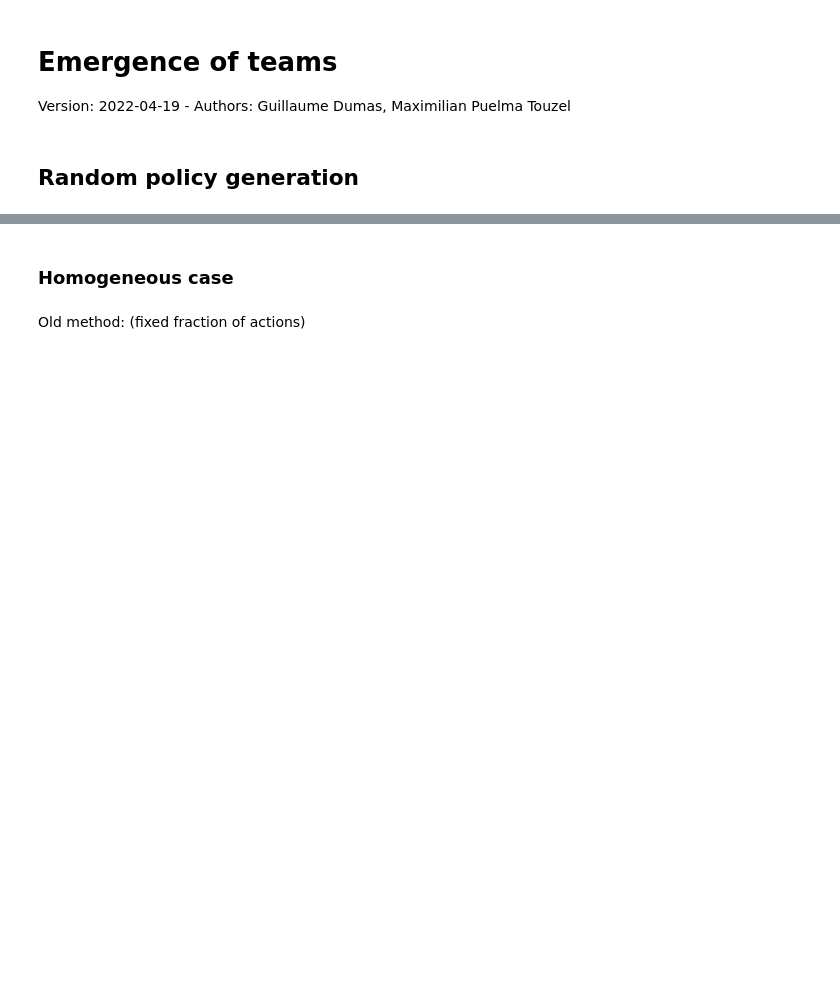
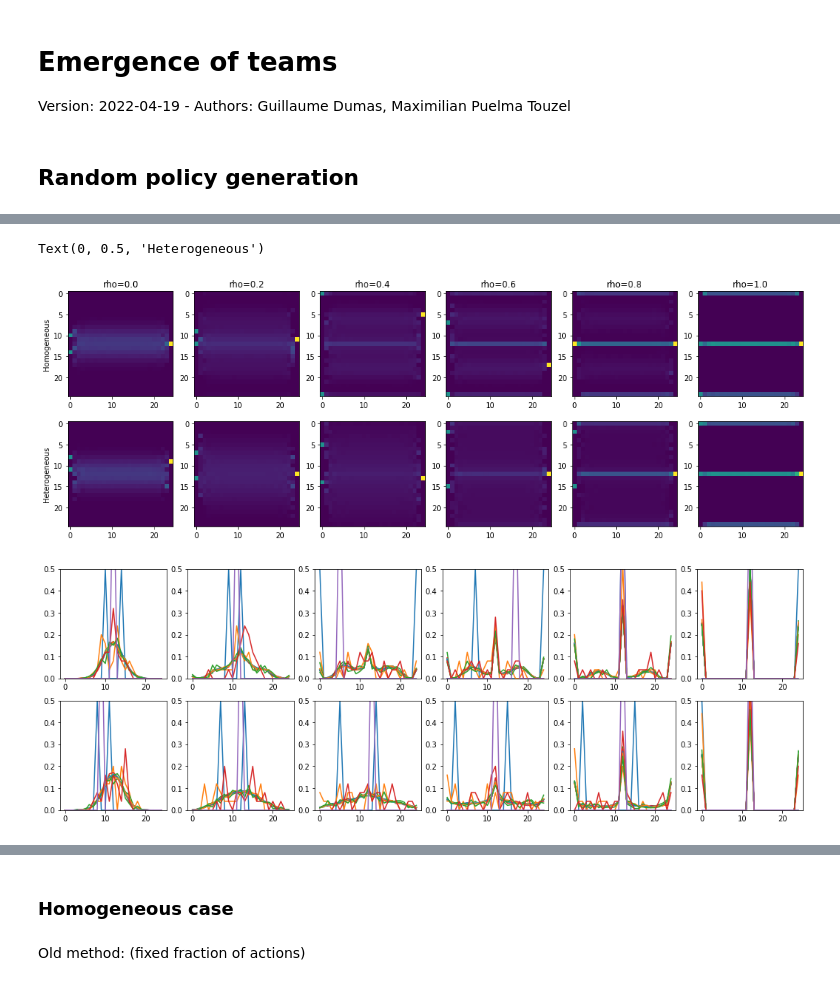
Before and after one commit to amimem/agent_abstraction, a Jupyter notebook: notebooks/emergence.ipynb, the cells around one changed output, grey strips where cells are left out. Saved outputs shown, nothing was run; the diff lists cells and outputs as text; code cells hidden in the pictures; blank space fills up the shorter version.

```diff
--- a/notebooks/emergence.ipynb
+++ b/notebooks/emergence.ipynb
@@ -28,0 +148,17 @@ avg_pairwise_correlation = 0.5
+# %%
+fig,ax=pl.subplots(2,6,figsize=(18,6))
+fig2,ax2=pl.subplots(2,6,figsize=(18,6))
+for rit, rho in enumerate(joint_prob_matrices.keys()):
+    ax[0,rit].set_title(f'rho={rho}')
+    for cit, joint_matrix in enumerate(joint_prob_matrices[rho]):
+        joint_matrix/=np.sum(joint_matrix)
+        conditional_prob=joint_matrix/np.sum(joint_matrix,axis=0)[np.newaxis,:]
+        ax[cit,rit].imshow(conditional_prob)
+        ax2[cit,rit].plot(conditional_prob)
+        ax2[cit,rit].set_ylim(0,0.5)
+ax[0,0].set_ylabel('Homogeneous')
+ax[1,0].set_ylabel('Heterogeneous')
+# %% [output]
+Text(0, 0.5, 'Heterogeneous')
+[figure, added]
+[figure, added]
```
Also changed, not shown: parts of 17 cells of this notebook, 1 other file.
